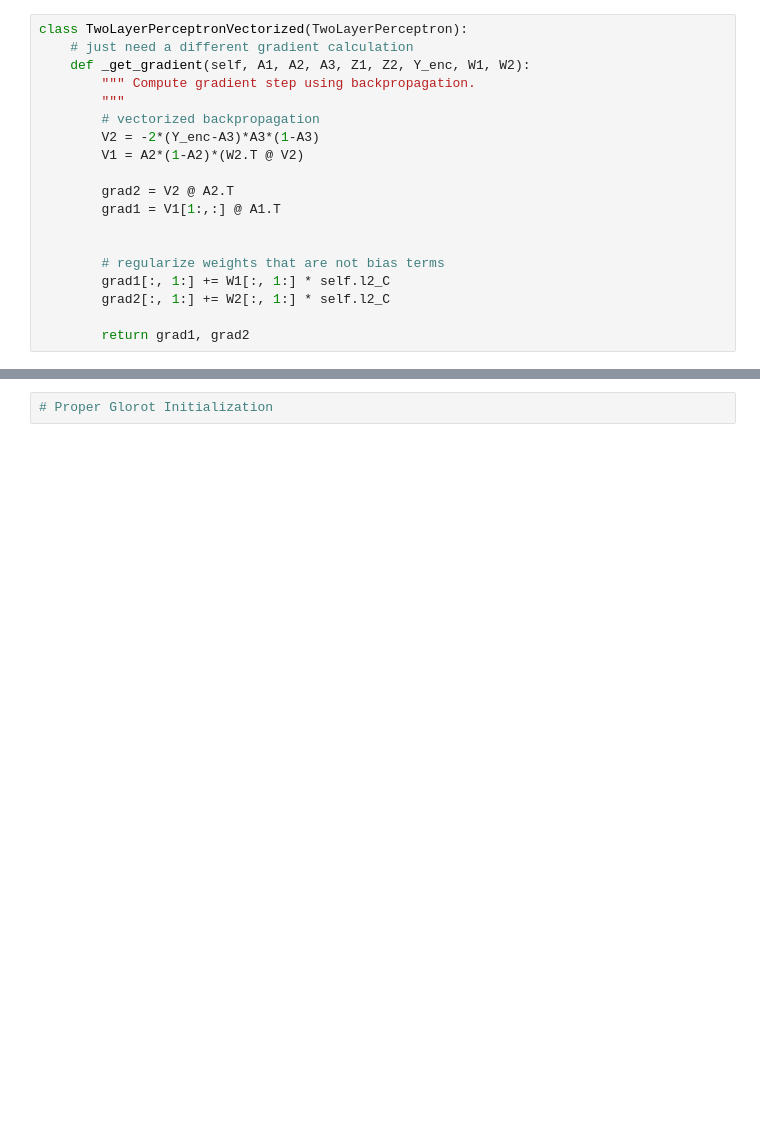
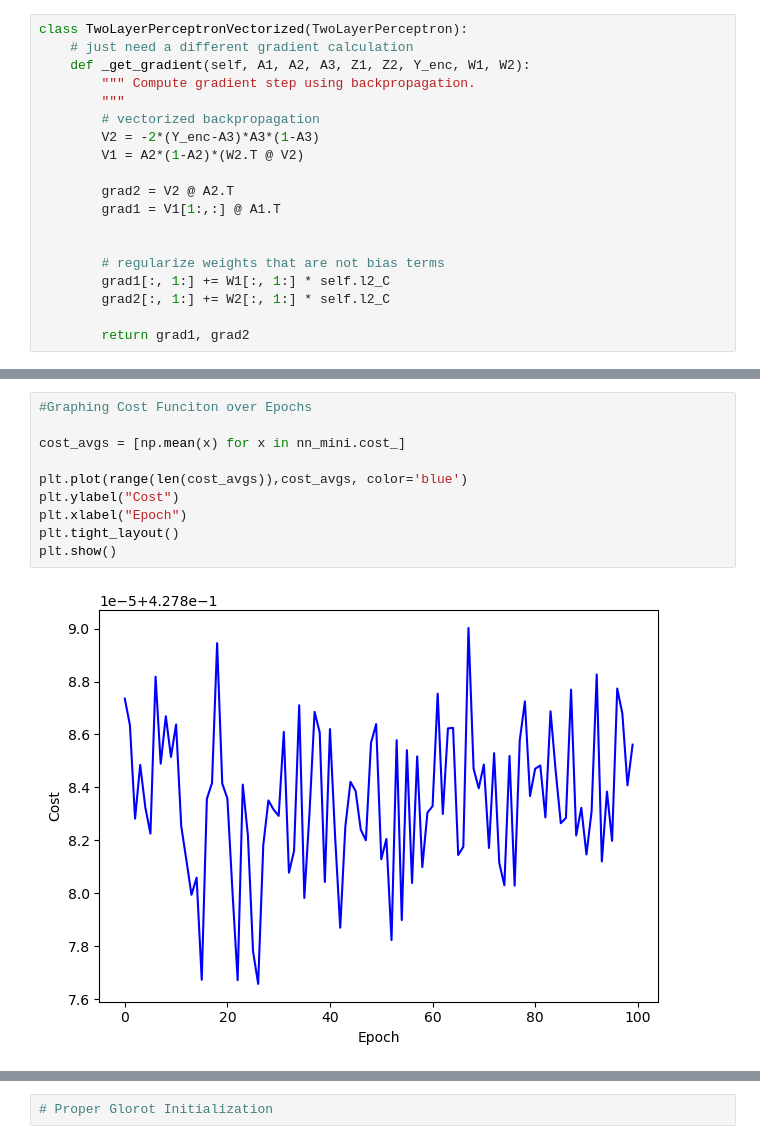
Before and after one commit to AlexShock66/LAB-4-MLP, a Jupyter notebook: MLP_Beaned.ipynb, the cells around one changed output, grey strips where cells are left out. Cells and saved outputs as stored; diff of their text form; blank space fills up the shorter version.

```diff
--- a/MLP_Beaned.ipynb
+++ b/MLP_Beaned.ipynb
@@ -375,0 +441,12 @@ print(tmp.shape)
+# %%
+#Graphing Cost Funciton over Epochs
+
+cost_avgs = [np.mean(x) for x in nn_mini.cost_]
+
+plt.plot(range(len(cost_avgs)),cost_avgs, color='blue')
+plt.ylabel("Cost")
+plt.xlabel("Epoch")
+plt.tight_layout()
+plt.show()
+# %% [output]
+[figure, added]
```
Also changed, not shown: parts of 15 cells of this notebook.
